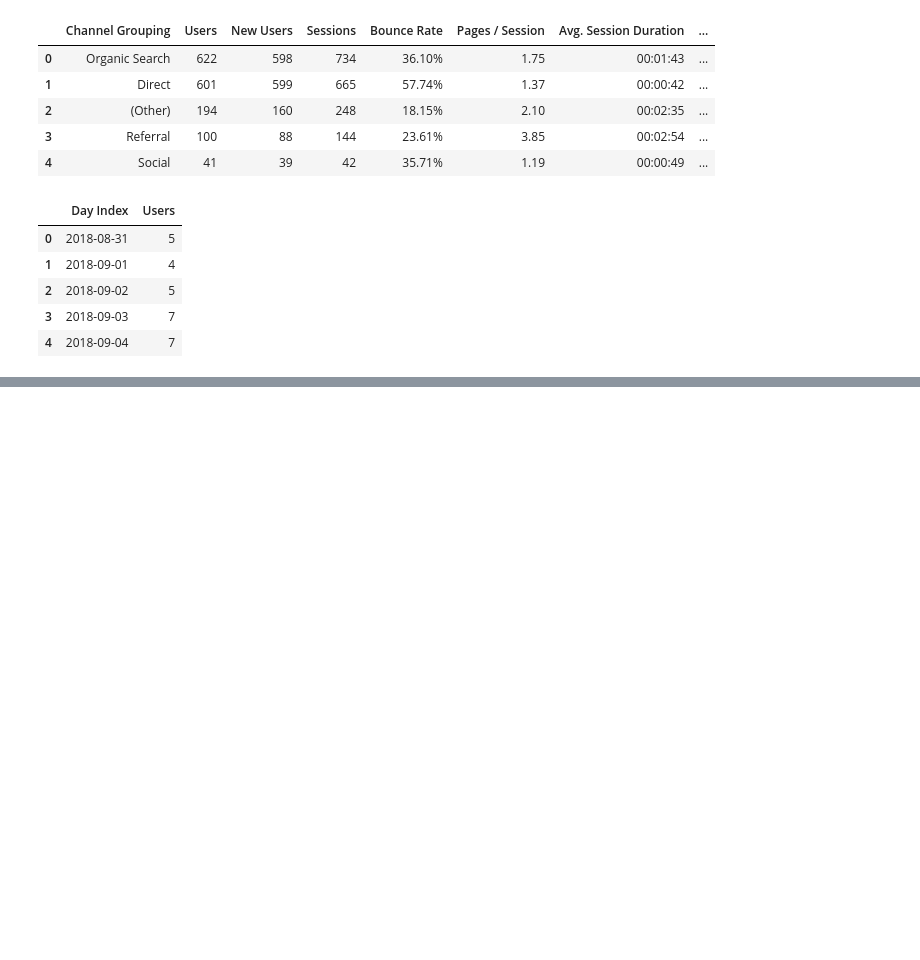
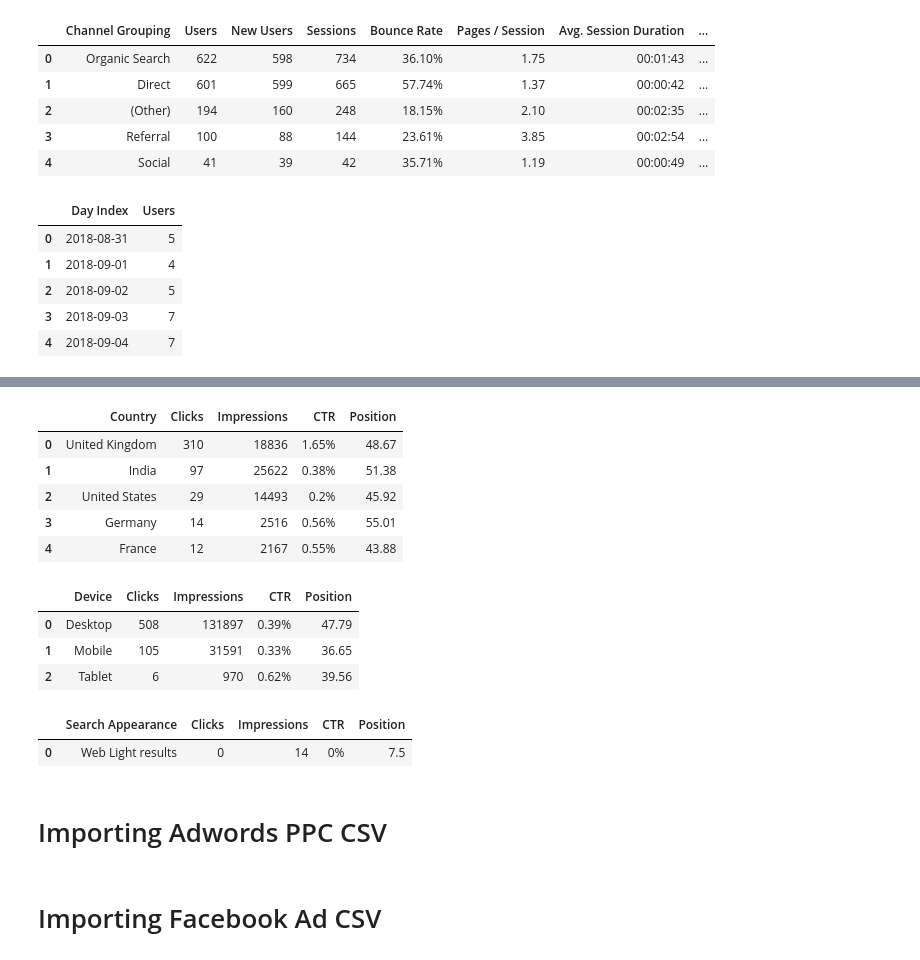
Before and after one commit to wanye71/Python-For-Marketing, a Jupyter notebook: Loading and Exploring Your Data/Google Analytics data.ipynb, the cells around one changed output, grey strips where cells are left out. Drawn from its saved outputs; the diff is of its cells as text; code cells hidden in the pictures; blank space fills up the shorter version.

```diff
--- a/Loading and Exploring Your Data/Google Analytics data.ipynb
+++ b/Loading and Exploring Your Data/Google Analytics data.ipynb
@@ -177,0 +204,11 @@ ga_total_traffic_data.head()
+# %%
+gsc_country = pd.read_csv('../data/gsc_data/gsc_country.csv')
+# %%
+gsc_country.head()
+# %% [output]
+|  | Country | Clicks | Impressions | CTR | Position |
+| 0 | United Kingdom | 310 | 18836 | 1.65% | 48.67 |
+| 1 | India | 97 | 25622 | 0.38% | 51.38 |
+| 2 | United States | 29 | 14493 | 0.2% | 45.92 |
+| 3 | Germany | 14 | 2516 | 0.56% | 55.01 |
+| 4 | France | 12 | 2167 | 0.55% | 43.88 |
@@ -177,0 +217,7 @@ ga_total_traffic_data.head()
+# %%
+gsc_device.head()
+# %% [output]
+|  | Device | Clicks | Impressions | CTR | Position |
+| 0 | Desktop | 508 | 131897 | 0.39% | 47.79 |
+| 1 | Mobile | 105 | 31591 | 0.33% | 36.65 |
+| 2 | Tablet | 6 | 970 | 0.62% | 39.56 |
@@ -177,0 +226,9 @@ ga_total_traffic_data.head()
+# %%
+gsc_appearance.head()
+# %% [output]
+|  | Search Appearance | Clicks | Impressions | CTR | Position |
+| 0 | Web Light results | 0 | 14 | 0% | 7.5 |
+# %% [markdown]
+# Importing Adwords PPC CSV
+# %% [markdown]
+# Importing Facebook Ad CSV
```
Also changed, not shown: parts of 8 cells of this notebook.
